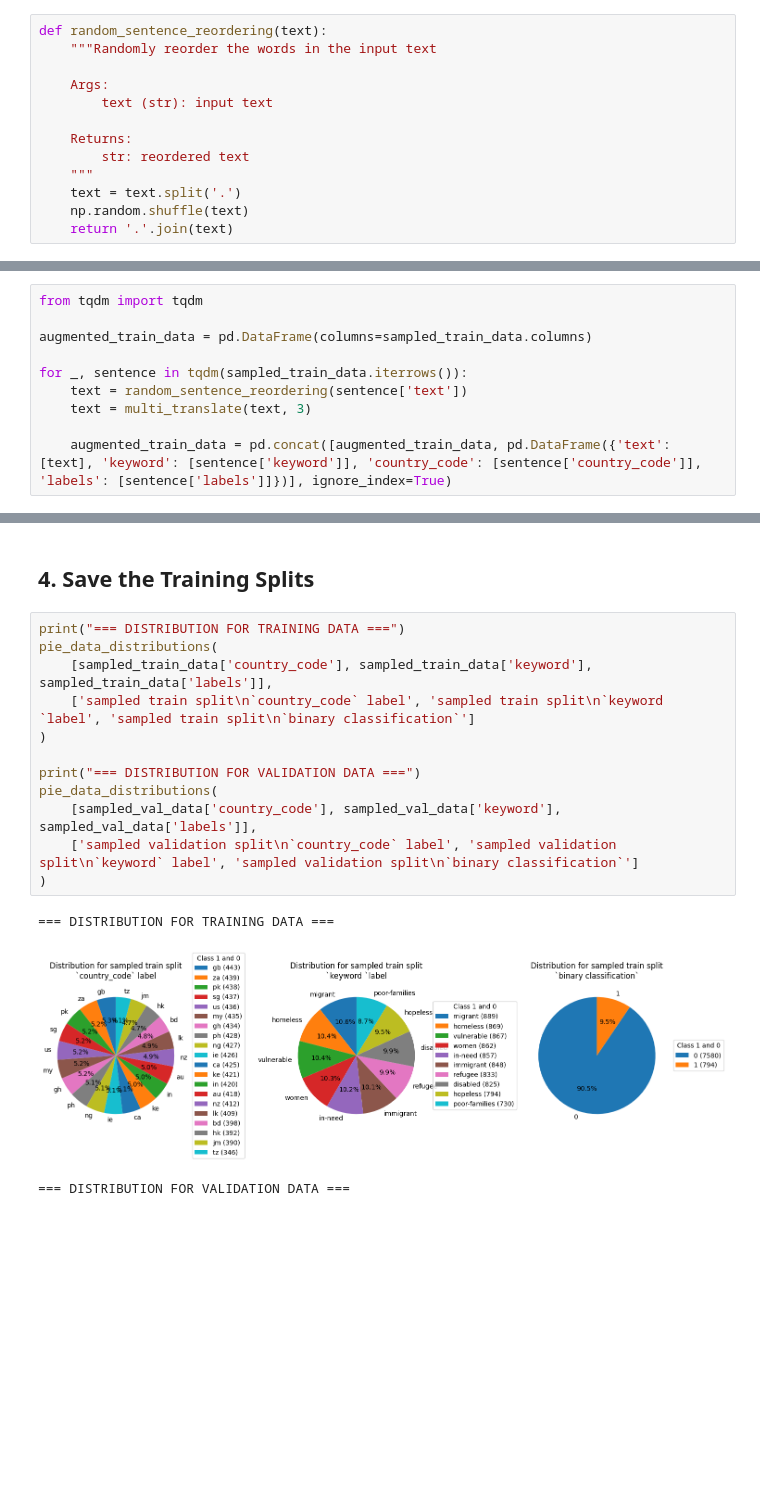
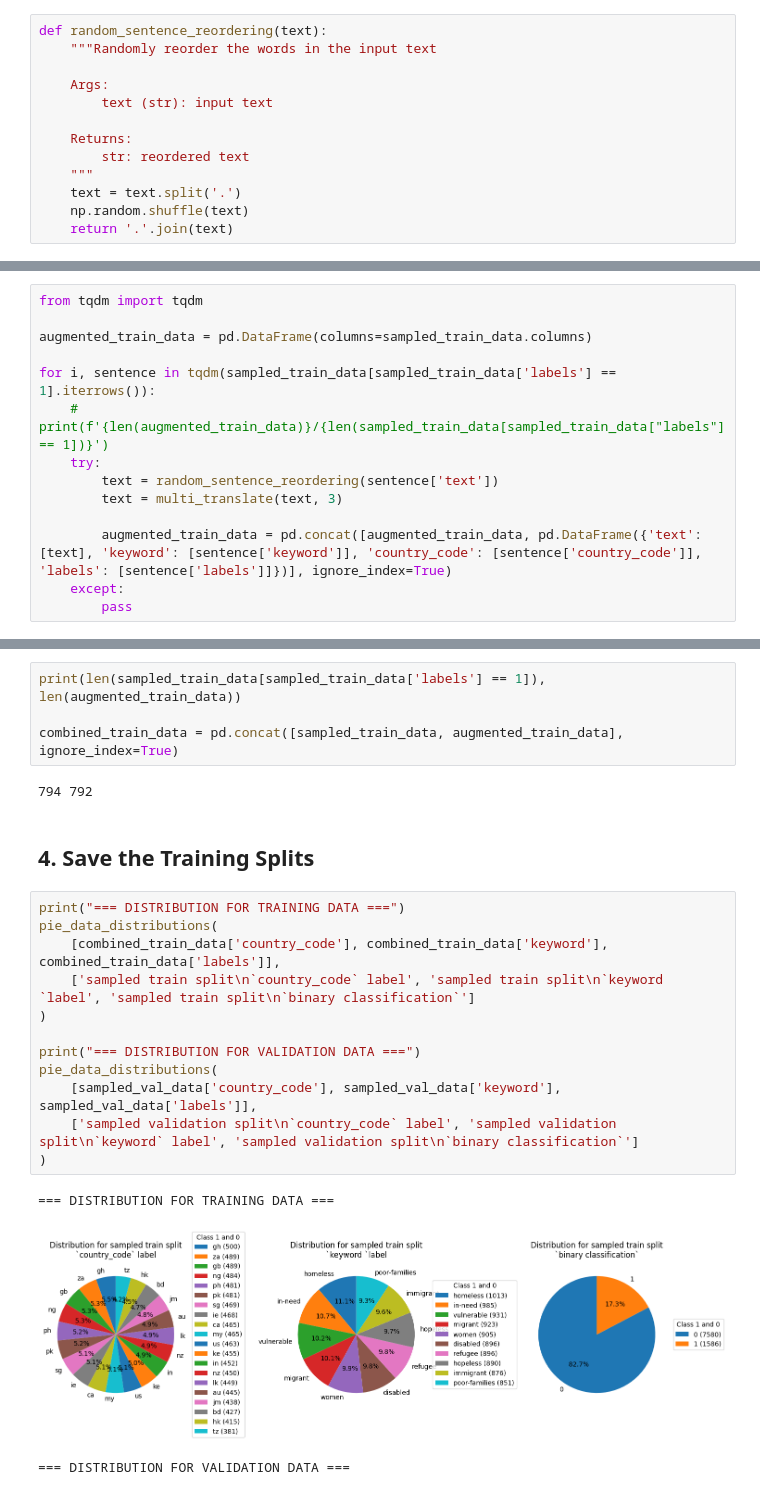
Before and after one commit to avzh1/nlp_bert_classifier, a Jupyter notebook: src/data_augmenetation_preamble.ipynb, the cells around one changed output, grey strips where cells are left out. Drawn from its saved outputs; the diff is of its cells as text; blank space fills up the shorter version.

```diff
--- a/src/data_augmenetation_preamble.ipynb
+++ b/src/data_augmenetation_preamble.ipynb
@@ -201,8 +213,12 @@ from tqdm import tqdm
 
 augmented_train_data = pd.DataFrame(columns=sampled_train_data.columns)
 
-for _, sentence in tqdm(sampled_train_data.iterrows()):
-    text = random_sentence_reordering(sentence['text'])
-    text = multi_translate(text, 3)
+for i, sentence in tqdm(sampled_train_data[sampled_train_data['labels'] == 1].iterrows()):
+    # print(f'{len(augmented_train_data)}/{len(sampled_train_data[sampled_train_data["labels"] == 1])}')
+    try:
+        text = random_sentence_reordering(sentence['text'])
+        text = multi_translate(text, 3)
 
-    augmented_train_data = pd.concat([augmented_train_data, pd.DataFrame({'text': [text], 'keyword': [sentence['keyword']], 'country_code': [sentence['country_code']], 'labels': [sentence['labels']]})], ignore_index=True)
+        augmented_train_data = pd.concat([augmented_train_data, pd.DataFrame({'text': [text], 'keyword': [sentence['keyword']], 'country_code': [sentence['country_code']], 'labels': [sentence['labels']]})], ignore_index=True)
+    except:
+        pass
@@ -211,20 +235,26 @@ KeyboardInterrupt:
+# %%
+print(len(sampled_train_data[sampled_train_data['labels'] == 1]), len(augmented_train_data))
+
+combined_train_data = pd.concat([sampled_train_data, augmented_train_data], ignore_index=True)
+# %% [output]
+794 792
 # %% [markdown]
 ## 4. Save the Training Splits
 # %%
 print("=== DISTRIBUTION FOR TRAINING DATA ===")
 pie_data_distributions(
-    [sampled_train_data['country_code'], sampled_train_data['keyword'], sampled_train_data['labels']],
+    [combined_train_data['country_code'], combined_train_data['keyword'], combined_train_data['labels']],
     ['sampled train split\n`country_code` label', 'sampled train split\n`keyword `label', 'sampled train split\n`binary classification`']
 )
 
 print("=== DISTRIBUTION FOR VALIDATION DATA ===")
 pie_data_distributions(
     [sampled_val_data['country_code'], sampled_val_data['keyword'], sampled_val_data['labels']],
     ['sampled validation split\n`country_code` label', 'sampled validation split\n`keyword` label', 'sampled validation split\n`binary classification`']
 )
 # %% [output]
 === DISTRIBUTION FOR TRAINING DATA ===
-[figure, old version]
+[figure, new version]
 === DISTRIBUTION FOR VALIDATION DATA ===
 [figure]
 # %%
```
Also changed, not shown: parts of 11 cells of this notebook, 4 other files.
